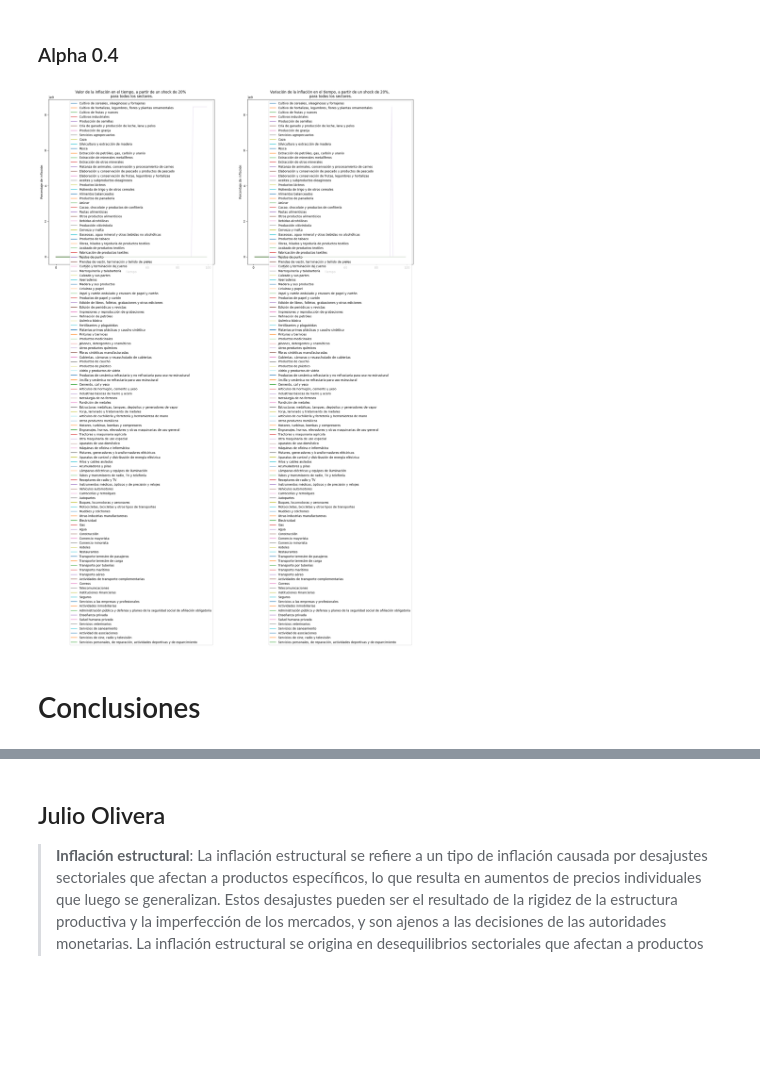
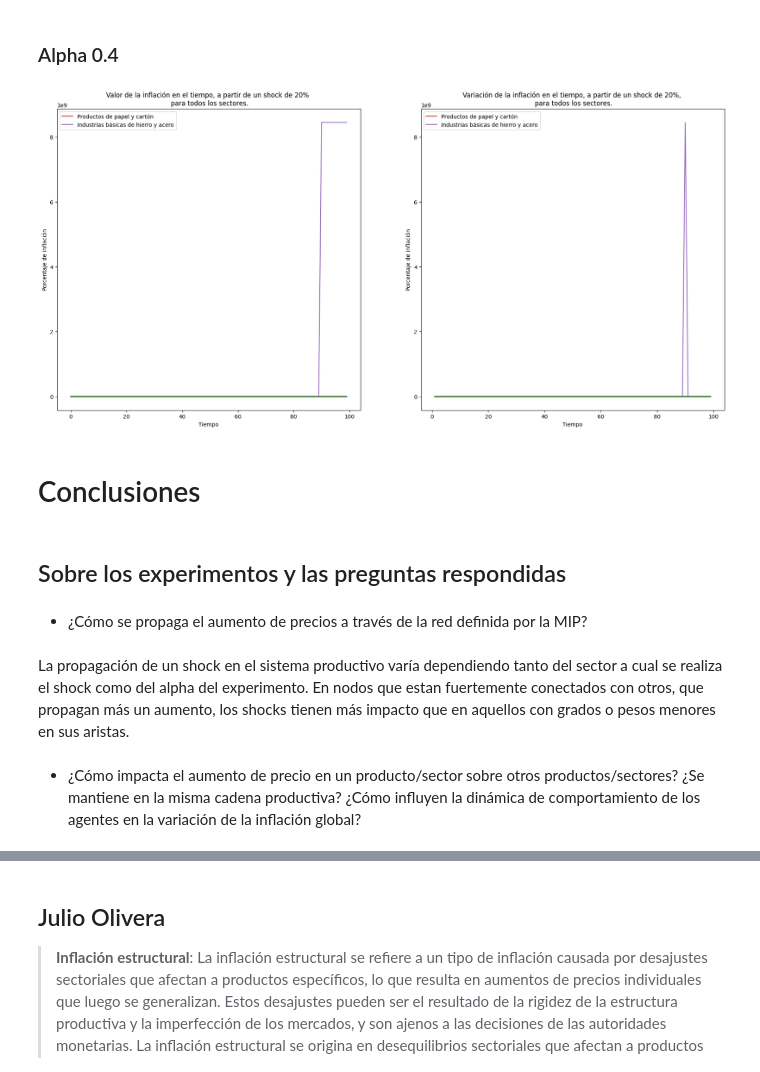
Before and after one commit to akielbowicz/tp-msscae-2024, a Jupyter notebook: notebooks/exposicion.ipynb, the cells around one changed output, grey strips where cells are left out. Drawn from its saved outputs; the diff is of its cells as text; code cells hidden in the pictures; blank space fills up the shorter version.

```diff
--- a/notebooks/exposicion.ipynb
+++ b/notebooks/exposicion.ipynb
@@ -144,7 +125,7 @@ for aumento in aumentos:
         experimento.step(600)
         inflacion = experimento.metricas_evaluadas['inflacion']
         inflaciones.append(inflacion)
-    plot_inflaciones(inflaciones,aumento)
+    plot_inflaciones(inflaciones,aumento,3)
 # %% [output]
 [figure]
 [figure]
@@ -276,21 +239,30 @@ plot_inflaciones(inflaciones,aumento,100)
 # %%
 aumento = 20
 # umbral_visualizacion = [1000]
 alpha = 0.4
 mip_grafo = grafo.armar_grafo(mip,precios_random=False)
 sectores = list(mip_grafo.nodes)
 inflaciones = []
 for sector in sectores:
     experimento = exp.Experimento(mip_grafo,
                             dinamica=modelo.dinamica_3,
                             calcular_inflacion=modelo.calcular_inflacion,
                             alpha=alpha)
     experimento.shock(sector,aumento)
     experimento.step(100)
     inflacion = experimento.metricas_evaluadas['inflacion']
     inflaciones.append(inflacion)
-plot_inflaciones(inflaciones, aumento)
+plot_inflaciones(inflaciones, aumento,3000)
 # %% [output]
-[figure, old version]
+[figure, new version]
 # %% [markdown]
 # Conclusiones
+# %% [markdown]
+## Sobre los experimentos y las preguntas respondidas
+# %% [markdown]
+- ¿Cómo se propaga el aumento de precios a través de la red definida por la MIP?
+# %% [markdown]
+
+La propagación de un shock en el sistema productivo varía dependiendo tanto del sector a cual se realiza el shock como del alpha del experimento. En nodos que estan fuertemente conectados con otros, que propagan más un aumento, los shocks tienen más impacto que en aquellos con grados o pesos menores en sus aristas.
+# %% [markdown]
+- ¿Cómo impacta el aumento de precio en un producto/sector sobre otros productos/sectores? ¿Se mantiene en la misma cadena productiva? ¿Cómo influyen la dinámica de comportamiento de los agentes en la variación de la inflación global?
```
Also changed, not shown: parts of 26 cells of this notebook.
